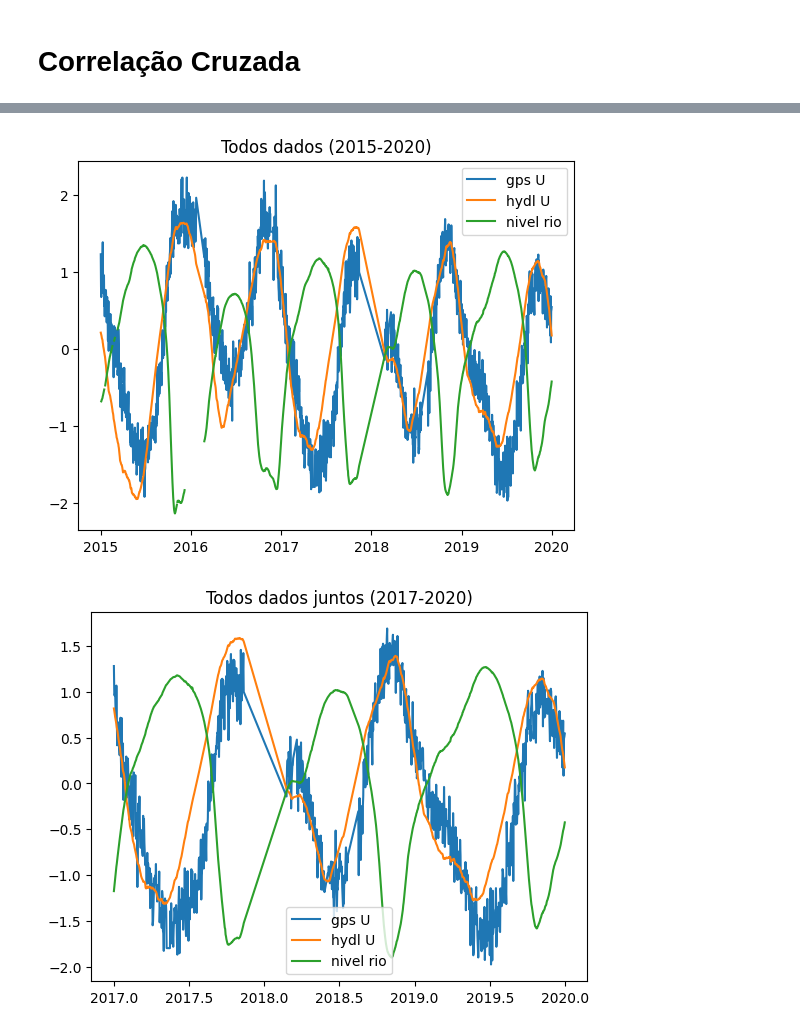
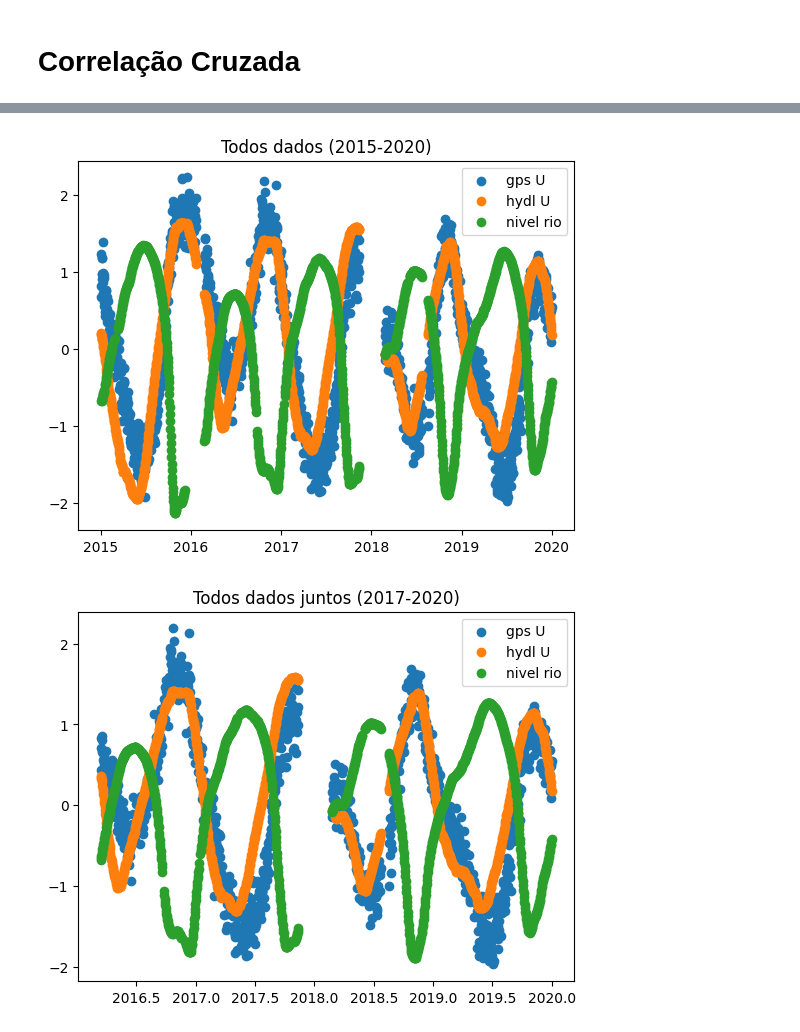
Before and after one commit to Gabxist/I.C., a Jupyter notebook: Análise_de_dados.ipynb, the cells around one changed output, grey strips where cells are left out. Saved outputs shown, nothing was run; the diff lists cells and outputs as text; code cells hidden in the pictures.

```diff
--- a/Análise_de_dados.ipynb
+++ b/Análise_de_dados.ipynb
@@ -167,7 +174,7 @@ plt.show()
 # observa-se que não há outliers
 # %%
 #retirando a média
-média = np.mean(gps['U'])
+média = np.mean(hydl['U'])
 hydl['U'] = hydl['U'] - média
-print(f'Média dos dados "U": {média:.2f}')
+print(f'Média dos dados "U": {(np.mean(hydl["U"])):.2f}')
 # %% [output]
@@ -260,6 +269,6 @@ plt.show()
 # %%
 #retirando a média
 média = np.mean(rio_amz['U'])
-rio_amz['VASAO'] = rio_amz['U'] - média
-print(f'Média dos dados "U": {média:.2f}')
+rio_amz['U'] = rio_amz['U'] - média
+print(f'Média dos dados "U": {(np.mean(rio_amz["U"])):.2f}')
 # %% [output]
@@ -326,5 +337,4 @@ aux1 = mudar_dados(aux1)
 aux2 = mudar_dados(aux2)
 aux3 = mudar_dados(aux3)
 juntos = aux1.join(aux2[['U']], how='left', lsuffix = ' gps',rsuffix=' hydl')
-juntos = juntos.join(aux3["U"], how='left',lsuffix = ' rio')
-juntos.dropna()
+juntos = juntos.join(aux3["U"], how='left')
@@ -349,25 +346,26 @@ juntos['U gps'] = (juntos['U gps']-juntos['U gps'].mean() )/juntos['U gps'].std(
 juntos['U hydl'] = (juntos['U hydl']-juntos['U hydl'].mean())/juntos['U hydl'].std()
 juntos['U'] = (juntos['U']-juntos['U'].mean())/juntos['U'].std()
 # %%
-plt.plot(juntos['DECIMAL DATE'],juntos['U gps'], label= 'gps U')
-plt.plot(juntos['DECIMAL DATE'],juntos['U hydl'], label = 'hydl U')
-plt.plot(juntos['DECIMAL DATE'],juntos['U'],label =  'nivel rio' )
+plt.scatter(juntos['DECIMAL DATE'],juntos['U gps'], label= 'gps U')
+plt.scatter(juntos['DECIMAL DATE'],juntos['U hydl'], label = 'hydl U')
+plt.scatter(juntos['DECIMAL DATE'],juntos['U'],label =  'nivel rio' )
+
 plt.title('Todos dados (2015-2020)')
 plt.legend()
 plt.show()
 # %% [output]
-[figure, old version]
+[figure, new version]
 # %%
-#Observa-se quebra de dados entre 2015 e 2017, Usar somente 3 anos (2017-2020)
-juntos = juntos[(juntos['DECIMAL DATE'])>2017]
+#Observa-se quebra de dados
+juntos = juntos[(juntos['DECIMAL DATE'])>2016.2]
 # %%
-plt.plot(juntos['DECIMAL DATE'],juntos['U gps'], label= 'gps U')
-plt.plot(juntos['DECIMAL DATE'],juntos['U hydl'], label = 'hydl U')
-plt.plot(juntos['DECIMAL DATE'],juntos['U'],label =  'nivel rio' )
+plt.scatter(juntos['DECIMAL DATE'],juntos['U gps'], label= 'gps U')
+plt.scatter(juntos['DECIMAL DATE'],juntos['U hydl'], label = 'hydl U' )
+plt.scatter(juntos['DECIMAL DATE'],juntos['U'],label =  'nivel rio' )
 plt.title('Todos dados juntos (2017-2020)')
 plt.legend()
 plt.show()
 # %% [output]
-[figure, old version]
+[figure, new version]
 # %%
 #Calculando a correlação cruzada entre 'U hydl' e 'U Gps'
```
Also changed, not shown: parts of 23 cells of this notebook.
